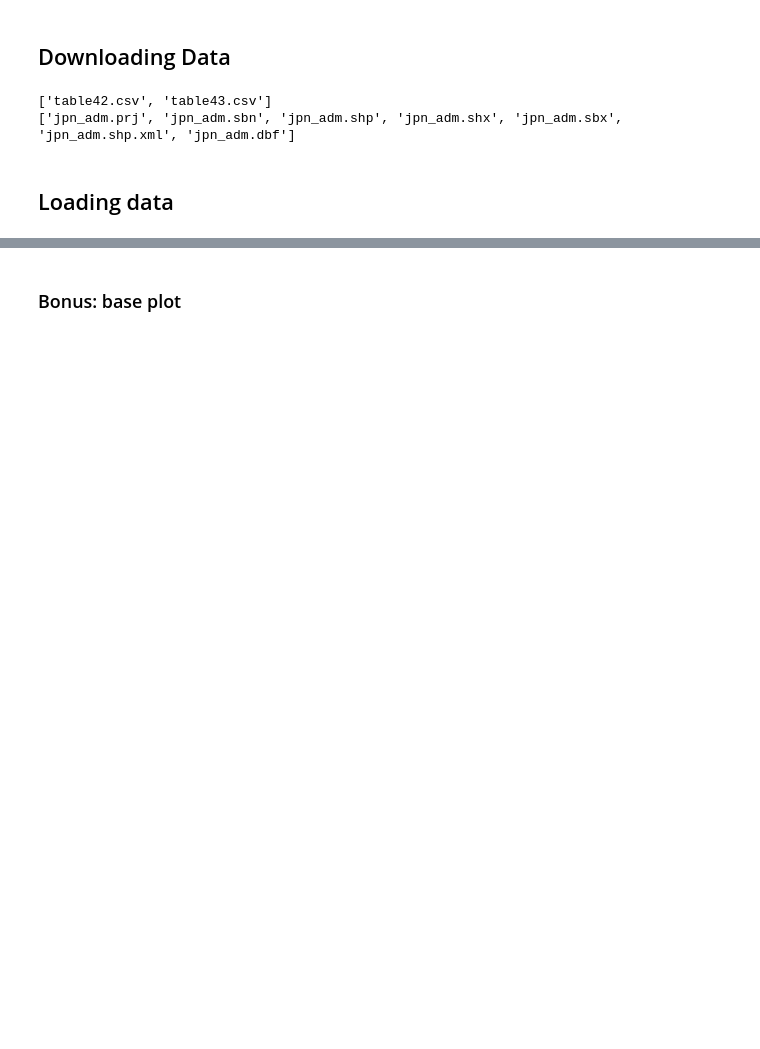
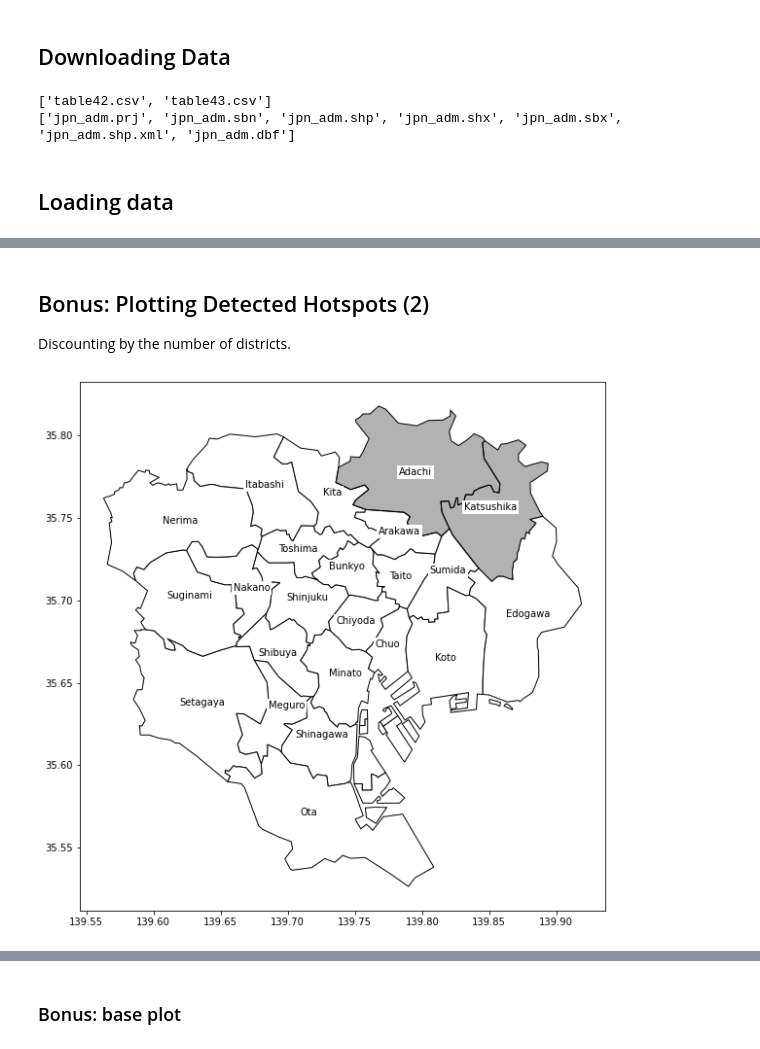
Before and after one commit to takeshi-teshima/echelon-py-examples, a Jupyter notebook: application-neumonia-Tokyo.ipynb, the cells around one changed output, grey strips where cells are left out. Saved outputs shown, nothing was run; the diff lists cells and outputs as text; code cells hidden in the pictures; blank space fills up the shorter version.

```diff
--- a/application-neumonia-Tokyo.ipynb
+++ b/application-neumonia-Tokyo.ipynb
@@ -109,0 +186,15 @@ queen = weights.Queen.from_dataframe(Tokyo_gdf)
+# %% [markdown]
+## Bonus: Plotting Detected Hotspots (2)
+
+Discounting by the number of districts.
+# %%
+hotspots = api.hotspots(result, (table43, 'ID', 'n', 'o'), score='binomial')
+hotspots['score'] = hotspots['score'] / hotspots['spot'].map(len)
+hotspots = hotspots.sort_values('score', ascending=False)
+# %%
+%matplotlib inline
+import matplotlib.pyplot as plt
+api.plot_hotspot(hotspots)
+plt.show()
+# %% [output]
+[figure, added]
```
Also changed, not shown: parts of 38 cells of this notebook, 8 other files.
